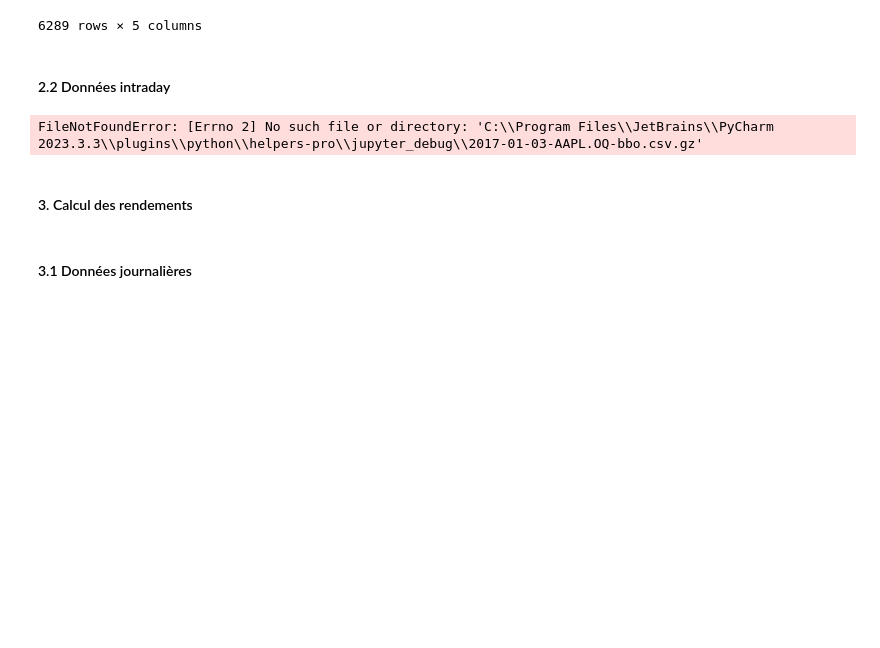
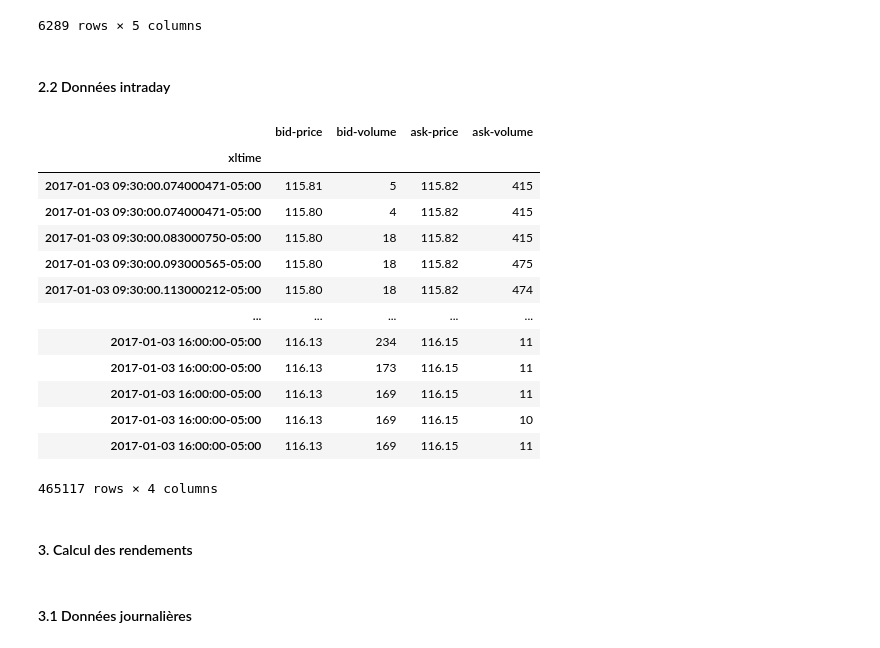
Before and after one commit to ethantrentin/Markets-Physic, a Jupyter notebook: TP1.ipynb, the cells around one changed output. Saved outputs shown, nothing was run; the diff lists cells and outputs as text; code cells hidden in the pictures; blank space fills up the shorter version.

```diff
--- a/TP1.ipynb
+++ b/TP1.ipynb
@@ -53,11 +53,23 @@ def load_TRTH_bbo(filename,
 
     return DF
 # %%
-Path = sys.path[0]
-AAPL_intraday = load_TRTH_bbo(Path+"\\2017-01-03-AAPL.OQ-bbo.csv.gz")
+AAPL_intraday = load_TRTH_bbo("2017-01-03-AAPL.OQ-bbo.csv.gz")
 AAPL_intraday
 # %% [output]
+|  | bid-price | bid-volume | ask-price | ask-volume |
+| xltime |  |  |  |  |
+| 2017-01-03 09:30:00.074000471-05:00 | 115.81 | 5 | 115.82 | 415 |
+| 2017-01-03 09:30:00.074000471-05:00 | 115.80 | 4 | 115.82 | 415 |
+| 2017-01-03 09:30:00.083000750-05:00 | 115.80 | 18 | 115.82 | 415 |
+| 2017-01-03 09:30:00.093000565-05:00 | 115.80 | 18 | 115.82 | 475 |
+| 2017-01-03 09:30:00.113000212-05:00 | 115.80 | 18 | 115.82 | 474 |
+| ... | ... | ... | ... | ... |
+| 2017-01-03 16:00:00-05:00 | 116.13 | 234 | 116.15 | 11 |
+| 2017-01-03 16:00:00-05:00 | 116.13 | 173 | 116.15 | 11 |
+| 2017-01-03 16:00:00-05:00 | 116.13 | 169 | 116.15 | 11 |
+| 2017-01-03 16:00:00-05:00 | 116.13 | 169 | 116.15 | 10 |
+| 2017-01-03 16:00:00-05:00 | 116.13 | 169 | 116.15 | 11 |
-FileNotFoundError: [Errno 2] No such file or directory: 'C:\\Program Files\\JetBrains\\PyCharm 2023.3.3\\plugins\\python\\helpers-pro\\jupyter_debug\\2017-01-03-AAPL.OQ-bbo.csv.gz'
+465117 rows × 4 columns
 # %% [markdown]
 #### 3. Calcul des rendements
 # %% [markdown]
```
Also changed, not shown: parts of 3 cells of this notebook.
